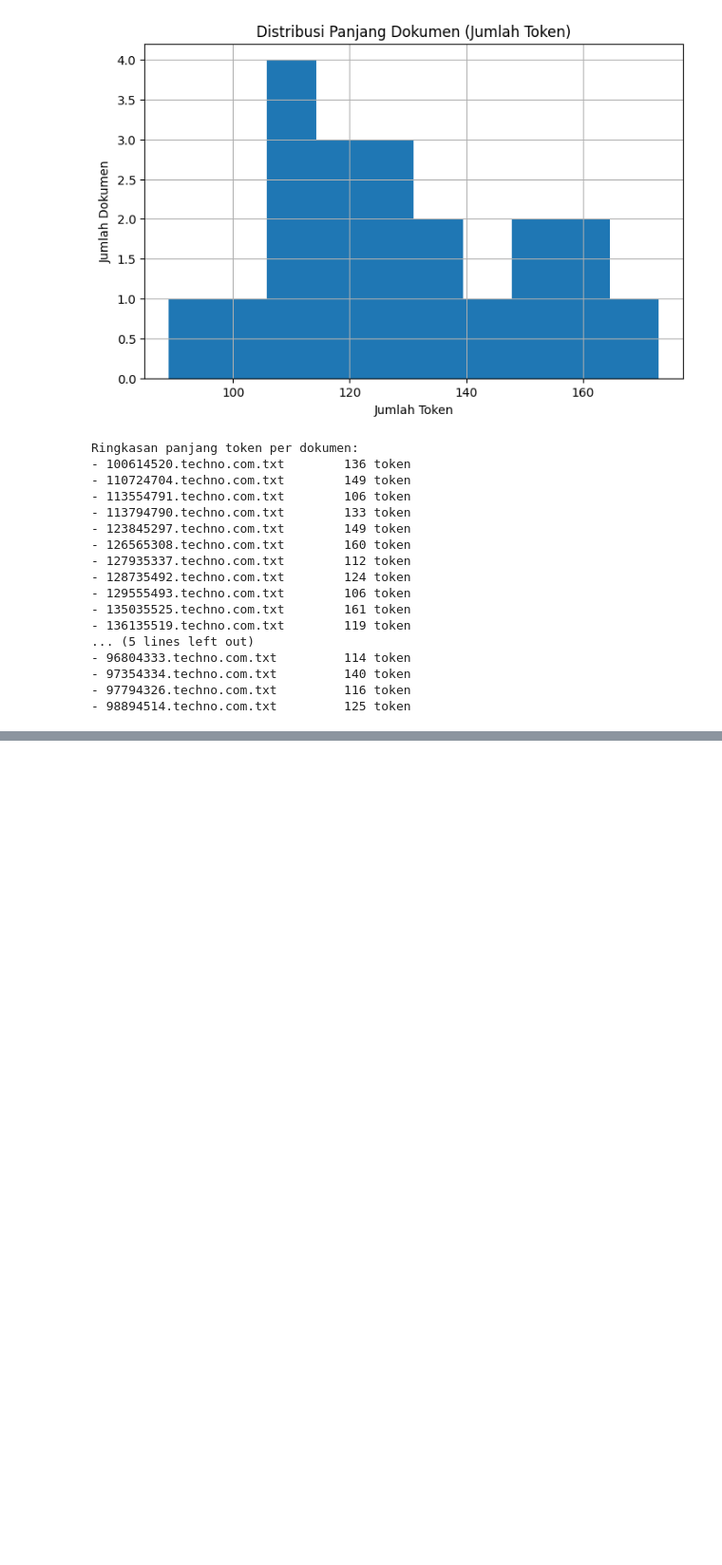
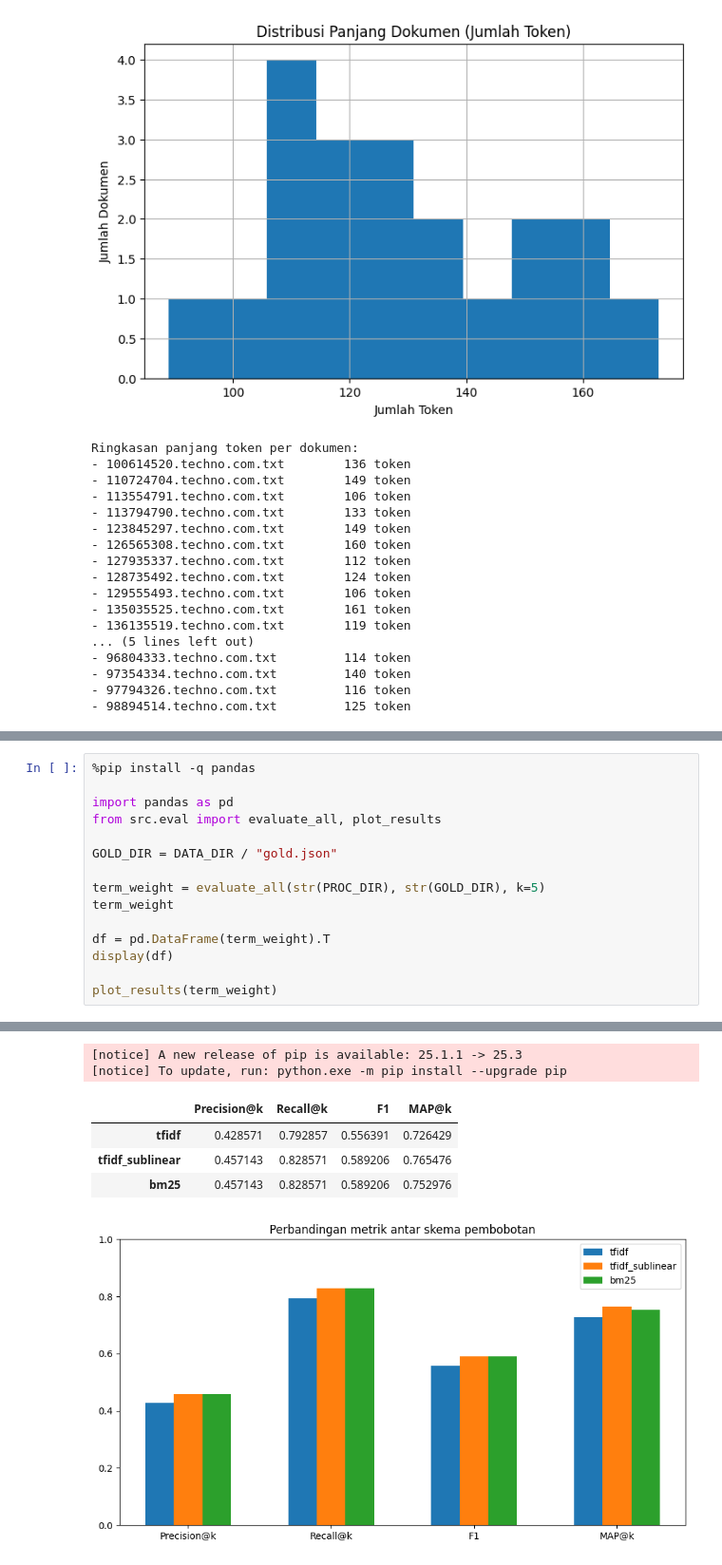
Before and after one commit to sabrinaskaa/ir-dinus-publication, a Jupyter notebook: notebooks/UTS_STKI_15264.ipynb, the cells around one changed output, grey strips where cells are left out. Shown at 95% size. Saved outputs shown, nothing was run; the diff lists cells and outputs as text; blank space fills up the shorter version.

Commit message:
update eval + notebooks

```diff
--- a/notebooks/UTS_STKI_15264.ipynb
+++ b/notebooks/UTS_STKI_15264.ipynb
@@ -156,0 +164,16 @@ Ringkasan panjang token per dokumen:
+# %%
+%pip install -q pandas
+
+import pandas as pd
+from src.eval import evaluate_all, plot_results
+
+GOLD_DIR = DATA_DIR / "gold.json"
+
+term_weight = evaluate_all(str(PROC_DIR), str(GOLD_DIR), k=5)
+term_weight
+
+df = pd.DataFrame(term_weight).T
+display(df)
+
+plot_results(term_weight)
+# %% [output]
@@ -156,0 +181,7 @@ Ringkasan panjang token per dokumen:
+[notice] A new release of pip is available: 25.1.1 -> 25.3
+[notice] To update, run: python.exe -m pip install --upgrade pip
+|  | Precision@k | Recall@k | F1 | MAP@k |
+| tfidf | 0.428571 | 0.792857 | 0.556391 | 0.726429 |
+| tfidf_sublinear | 0.457143 | 0.828571 | 0.589206 | 0.765476 |
+| bm25 | 0.457143 | 0.828571 | 0.589206 | 0.752976 |
+[figure, added]
```
Also changed, not shown: parts of 3 cells of this notebook, 3 other files.
